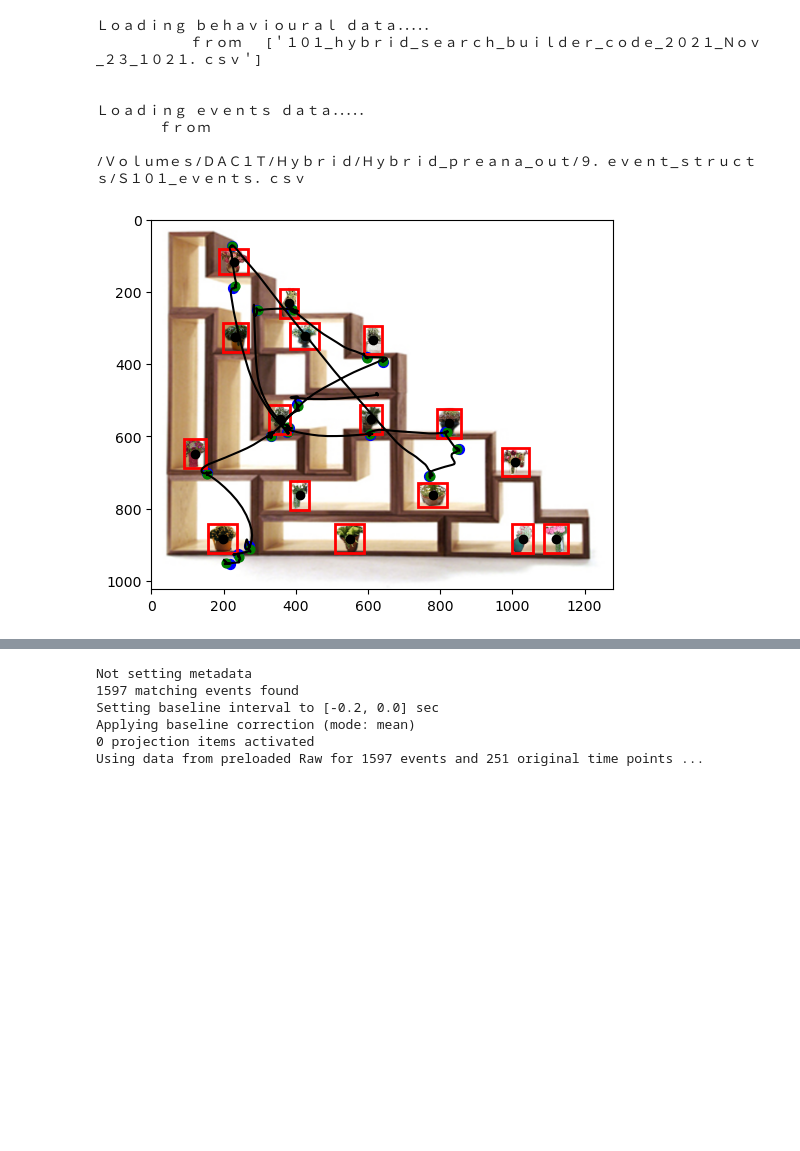
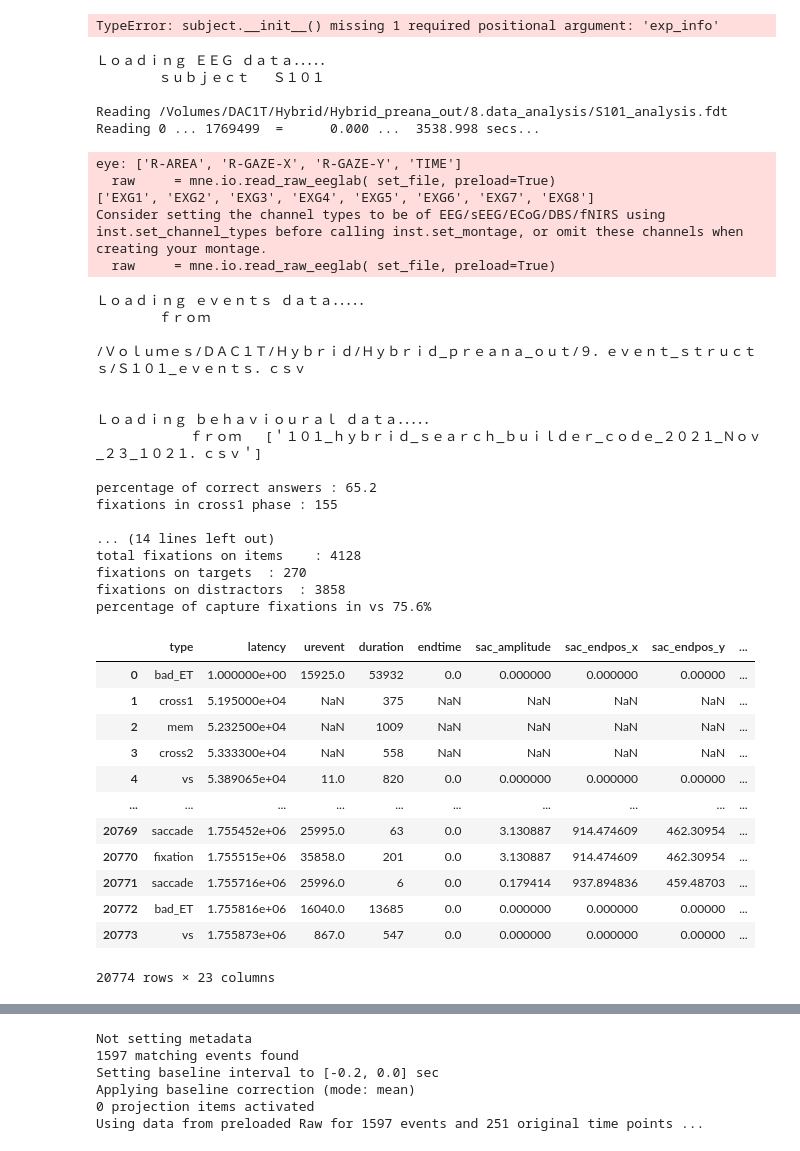
Before and after one commit to incubodac/EEGDECONV, a Jupyter notebook: MNEunfold.ipynb, the cells around one changed output, grey strips where cells are left out. Saved outputs shown, nothing was run; the diff lists cells and outputs as text; code cells hidden in the pictures; blank space fills up the shorter version.

Commit message:
starting to design ET analysis

```diff
--- a/MNEunfold.ipynb
+++ b/MNEunfold.ipynb
@@ -16,9 +15,0 @@ import pandas as pd
-# %%
-info = setup.exp_info()
-info.initialize_logging()
-suj  = load.subject(info,'S101')
-eeg  = suj.load_analysis_eeg()
-eeg  = suj.load_electrode_positions(eeg)
-evts = suj.load_event_struct()
-bh_data     = suj.load_bh_csv()
-evts = add_trial_info_to_events(evts,bh_data,100)
@@ -53,12 +28,60 @@ percentage of capture fixations in vs 85.4%
+# %%
+load.subject()
+# %% [output]
+TypeError: subject.__init__() missing 1 required positional argument: 'exp_info'
+# %%
+info = setup.exp_info()
+info.initialize_logging()
+metadata_path = paths().full_metadata_path()
+subjects_ids = info.subjects_ids
+#----------parameters-------------
+save_ev = True
+capturing_thr = 80
+
+
+for sub_id in [subjects_ids[0]]:
+    evts = create_full_metadata(info,sub_id,metadata_path,capturing_thr, save_ev)
+# %% [output]
+Ｌｏａｄｉｎｇ ＥＥＧ ｄａｔａ．．．．．
+        ｓｕｂｊｅｃｔ   Ｓ１０１
+
+Reading /Volumes/DAC1T/Hybrid/Hybrid_preana_out/8.data_analysis/S101_analysis.fdt
+Reading 0 ... 1769499  =      0.000 ...  3538.998 secs...
+eye: ['R-AREA', 'R-GAZE-X', 'R-GAZE-Y', 'TIME']
+  raw     = mne.io.read_raw_eeglab( set_file, preload=True)
+['EXG1', 'EXG2', 'EXG3', 'EXG4', 'EXG5', 'EXG6', 'EXG7', 'EXG8']
+Consider setting the channel types to be of EEG/sEEG/ECoG/DBS/fNIRS using inst.set_channel_types before calling inst.set_montage, or omit these channels when creating your montage.
+  raw     = mne.io.read_raw_eeglab( set_file, preload=True)
+Ｌｏａｄｉｎｇ ｅｖｅｎｔｓ ｄａｔａ．．．．．
+        ｆｒｏｍ
+
+/Ｖｏｌｕｍｅｓ/ＤＡＣ１Ｔ/Ｈｙｂｒｉｄ/Ｈｙｂｒｉｄ_ｐｒｅａｎａ_ｏｕｔ/９．ｅｖｅｎｔ_ｓｔｒｕｃｔｓ/Ｓ１０１_ｅｖｅｎｔｓ．ｃｓｖ
+
+
+Ｌｏａｄｉｎｇ ｂｅｈａｖｉｏｕｒａｌ ｄａｔａ．．．．．
+            ｆｒｏｍ   [＇１０１_ｈｙｂｒｉｄ_ｓｅａｒｃｈ_ｂｕｉｌｄｅｒ_ｃｏｄｅ_２０２１_Ｎｏｖ_２３_１０２１．ｃｓｖ＇]
+
+percentage of correct answers : 65.2
+fixations in cross1 phase : 155
+
+... (14 lines left out)
+total fixations on items    : 4128
+fixations on targets  : 270
+fixations on distractors  : 3858
+percentage of capture fixations in vs 75.6%
 # %%
-plot_trial(eeg,suj,31)
+evts#plot_trial(eeg,suj,31)
 # %% [output]
+|  | type | latency | urevent | duration | endtime | sac_amplitude | sac_endpos_x | sac_endpos_y | ... |
+| 0 | bad_ET | 1.000000e+00 | 15925.0 | 53932 | 0.0 | 0.000000 | 0.000000 | 0.00000 | ... |
+| 1 | cross1 | 5.195000e+04 | NaN | 375 | NaN | NaN | NaN | NaN | ... |
+| 2 | mem | 5.232500e+04 | NaN | 1009 | NaN | NaN | NaN | NaN | ... |
+| 3 | cross2 | 5.333300e+04 | NaN | 558 | NaN | NaN | NaN | NaN | ... |
+| 4 | vs | 5.389065e+04 | 11.0 | 820 | 0.0 | 0.000000 | 0.000000 | 0.00000 | ... |
+| ... | ... | ... | ... | ... | ... | ... | ... | ... | ... |
+| 20769 | saccade | 1.755452e+06 | 25995.0 | 63 | 0.0 | 3.130887 | 914.474609 | 462.30954 | ... |
+| 20770 | fixation | 1.755515e+06 | 35858.0 | 201 | 0.0 | 3.130887 | 914.474609 | 462.30954 | ... |
+| 20771 | saccade | 1.755716e+06 | 25996.0 | 6 | 0.0 | 0.179414 | 937.894836 | 459.48703 | ... |
+| 20772 | bad_ET | 1.755816e+06 | 16040.0 | 13685 | 0.0 | 0.000000 | 0.000000 | 0.00000 | ... |
+| 20773 | vs | 1.755873e+06 | 867.0 | 547 | 0.0 | 0.000000 | 0.000000 | 0.00000 | ... |
-Ｌｏａｄｉｎｇ ｂｅｈａｖｉｏｕｒａｌ ｄａｔａ．．．．．
-            ｆｒｏｍ   [＇１０１_ｈｙｂｒｉｄ_ｓｅａｒｃｈ_ｂｕｉｌｄｅｒ_ｃｏｄｅ_２０２１_Ｎｏｖ_２３_１０２１．ｃｓｖ＇]
-
-
-Ｌｏａｄｉｎｇ ｅｖｅｎｔｓ ｄａｔａ．．．．．
-        ｆｒｏｍ
-
-/Ｖｏｌｕｍｅｓ/ＤＡＣ１Ｔ/Ｈｙｂｒｉｄ/Ｈｙｂｒｉｄ_ｐｒｅａｎａ_ｏｕｔ/９．ｅｖｅｎｔ_ｓｔｒｕｃｔｓ/Ｓ１０１_ｅｖｅｎｔｓ．ｃｓｖ
+20774 rows × 23 columns
-[figure, removed]
```
Also changed, not shown: parts of 23 cells of this notebook, 7 other files.
